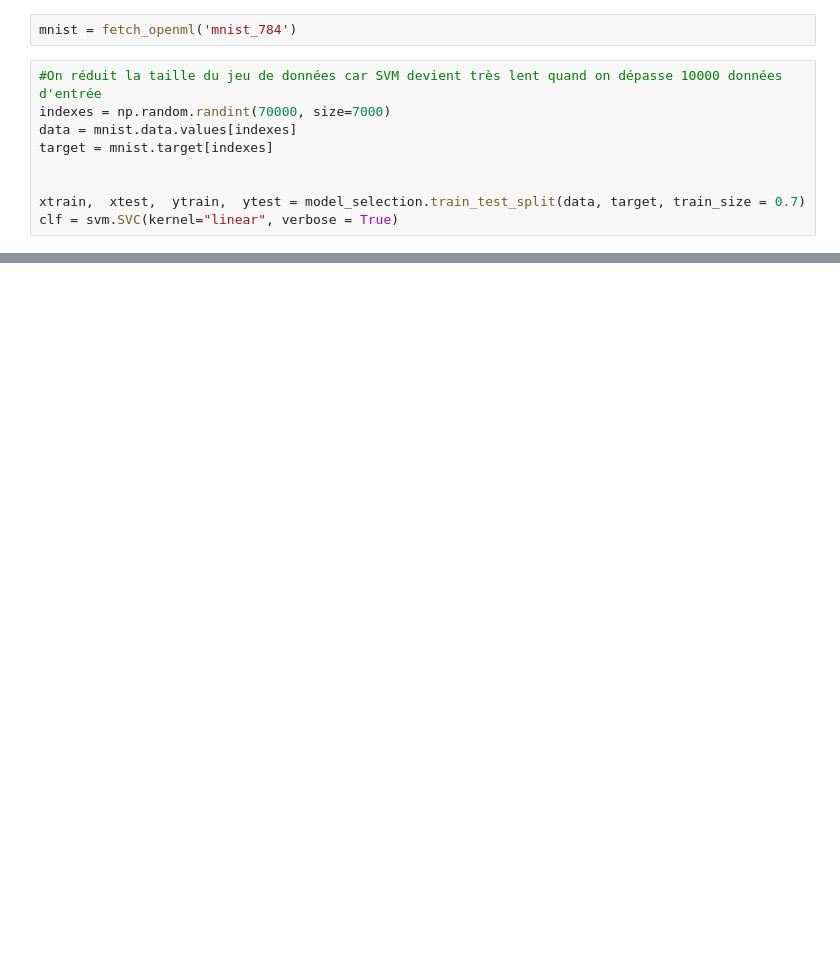
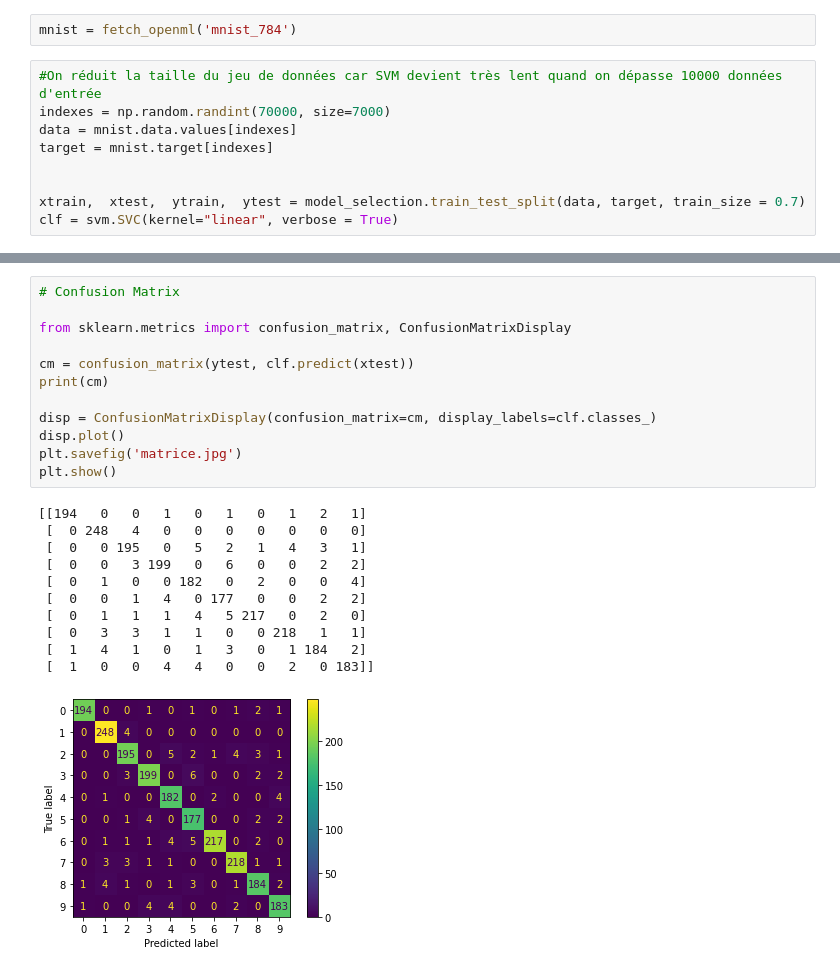
Before and after one commit to MarinoBenassai/TP-Supervise, a Jupyter notebook: SVM.ipynb, the cells around one changed output, grey strips where cells are left out. Cells and saved outputs as stored; diff of their text form; blank space fills up the shorter version.

```diff
--- a/SVM.ipynb
+++ b/SVM.ipynb
@@ -94,0 +133,24 @@ print(cm)
+# %%
+# Confusion Matrix
+
+from sklearn.metrics import confusion_matrix, ConfusionMatrixDisplay
+
+cm = confusion_matrix(ytest, clf.predict(xtest))
+print(cm)
+
+disp = ConfusionMatrixDisplay(confusion_matrix=cm, display_labels=clf.classes_)
+disp.plot()
+plt.savefig('matrice.jpg')
+plt.show()
+# %% [output]
+[[194   0   0   1   0   1   0   1   2   1]
+ [  0 248   4   0   0   0   0   0   0   0]
+ [  0   0 195   0   5   2   1   4   3   1]
+ [  0   0   3 199   0   6   0   0   2   2]
+ [  0   1   0   0 182   0   2   0   0   4]
+ [  0   0   1   4   0 177   0   0   2   2]
+ [  0   1   1   1   4   5 217   0   2   0]
+ [  0   3   3   1   1   0   0 218   1   1]
+ [  1   4   1   0   1   3   0   1 184   2]
+ [  1   0   0   4   4   0   0   2   0 183]]
+[figure, added]
```
Also changed, not shown: parts of 13 cells of this notebook, 3 other files.
